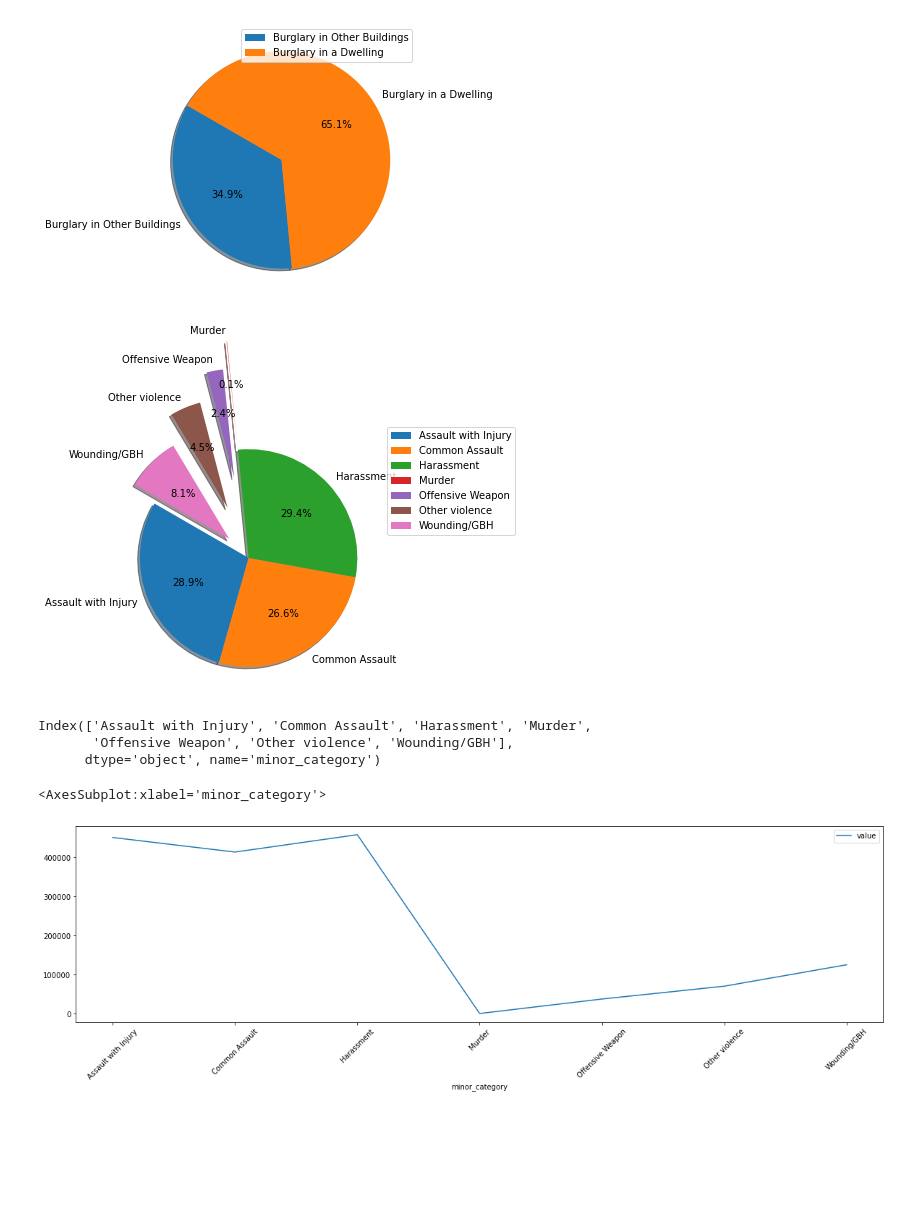
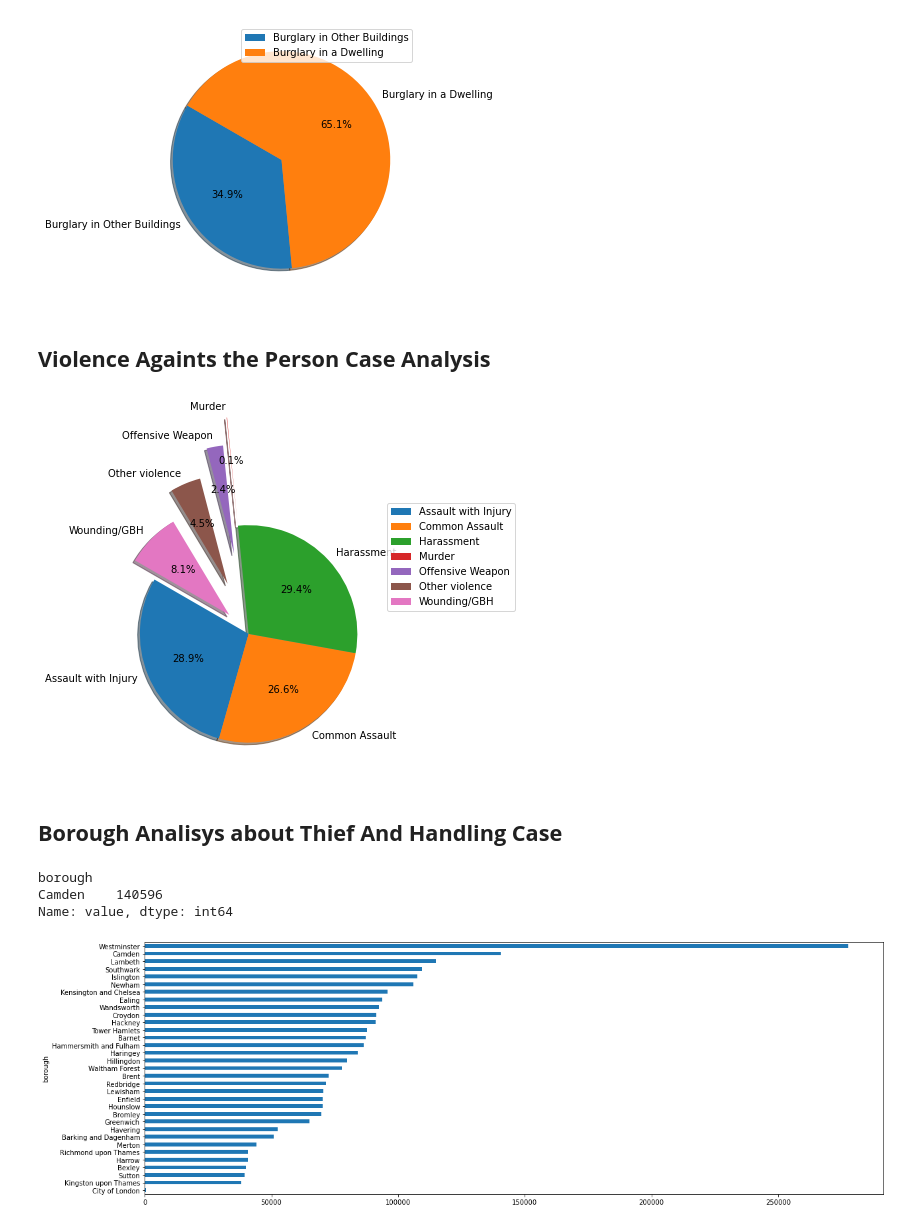
Before and after one commit to fikiwahyu/london_crime_data_analysis, a Jupyter notebook: main.ipynb, the cells around one changed output. Cells and saved outputs as stored; diff of their text form; code cells hidden in the pictures; blank space fills up the shorter version.

```diff
--- a/main.ipynb
+++ b/main.ipynb
@@ -155,22 +121,28 @@ srs_burglary.plot(kind="pie", autopct="%.1f%%",legend=True, startangle=150, shad
 plt.show()
 # %% [output]
 [figure]
+# %% [markdown]
+## <b>Violence Againts the Person Case Analysis</b>
 # %%
-#get the total theft and handling case from 2008 - 2016
-df_theftAndHandling = londonDataFrame[londonDataFrame["major_category"] == "Violence Against the Person"]
-theftAndHandling_total = df_theftAndHandling.loc[:, "value"].sum() #2661861 Cases
-srs_theftAndHandling = df_theftAndHandling.groupby("minor_category")["value"].sum()
-srs_theftAndHandling.plot(kind="pie", autopct="%.1f%%",legend=True, startangle=150, explode=[0,0,0,1,0.75,0.5,0.25], shadow=True, ylabel="", rot=45, figsize=(20,5))
+#get the total Violence againts the person case from 2008 - 2016
+df_violence = londonDataFrame[londonDataFrame["major_category"] == "Violence Against the Person"]
+violence_total = df_violence.loc[:, "value"].sum() #2661861 Cases
+srs_violence = df_violence.groupby("minor_category")["value"].sum()
+srs_violence.plot(kind="pie", autopct="%.1f%%",legend=True, startangle=150, explode=[0,0,0,1,0.75,0.5,0.25], shadow=True, ylabel="", rot=45, figsize=(20,5))
 plt.legend(bbox_to_anchor=(1.5, 1.0))
 plt.show()
-srs_theftAndHandling.index
 # %% [output]
 [figure]
-Index(['Assault with Injury', 'Common Assault', 'Harassment', 'Murder',
-       'Offensive Weapon', 'Other violence', 'Wounding/GBH'],
-      dtype='object', name='minor_category')
-# %%
-srs_theftAndHandling.plot(kind="line",legend=True, ylabel="", rot=45, figsize=(20,5))
-# %% [output]
-<AxesSubplot:xlabel='minor_category'>
-[figure, removed]
+# %% [markdown]
+## <b>Borough Analisys about Thief And Handling Case</b>
+# %%
+# Analisa jumlah kasus tindak pencurian pada masing-masing distrik
+boroughTheftCase = df_theftAndHandling.groupby("borough")["value"].sum()
+boroughTheftCase = boroughTheftCase.sort_values()
+boroughTheftCase.plot(kind="barh", figsize=(20,7))
+boroughTheftCase[boroughTheftCase.index == "Camden"]
+# %% [output]
+borough
+Camden    140596
+Name: value, dtype: int64
+[figure, added]
```
Also changed, not shown: parts of 11 cells of this notebook, 1 other file.
